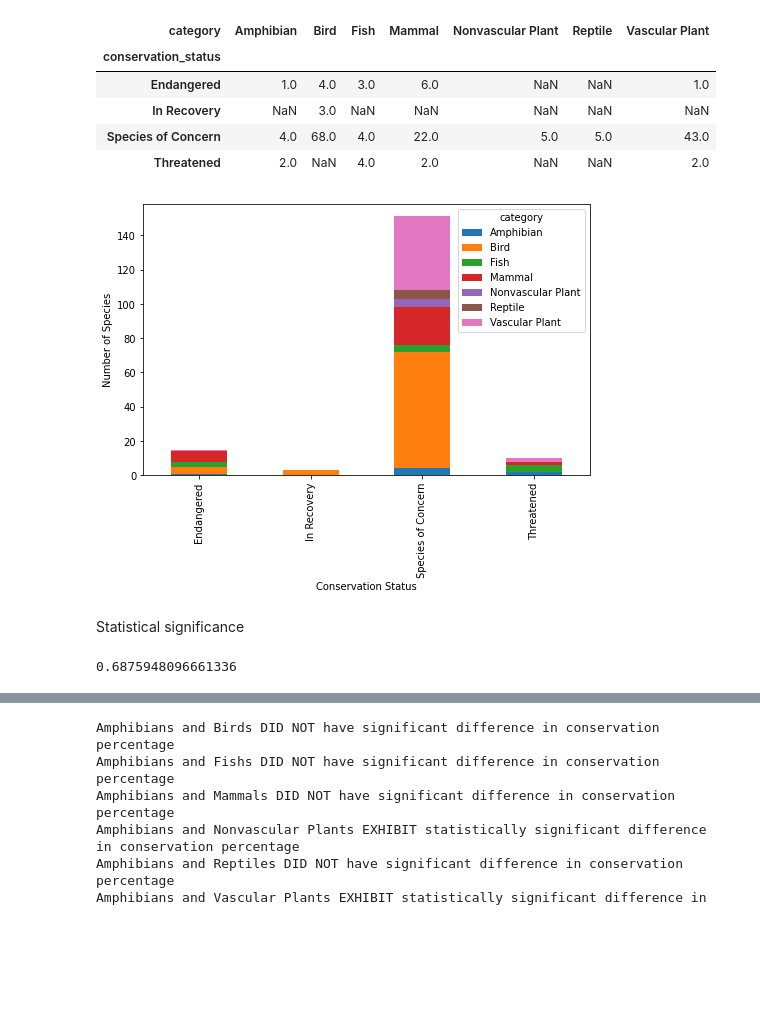
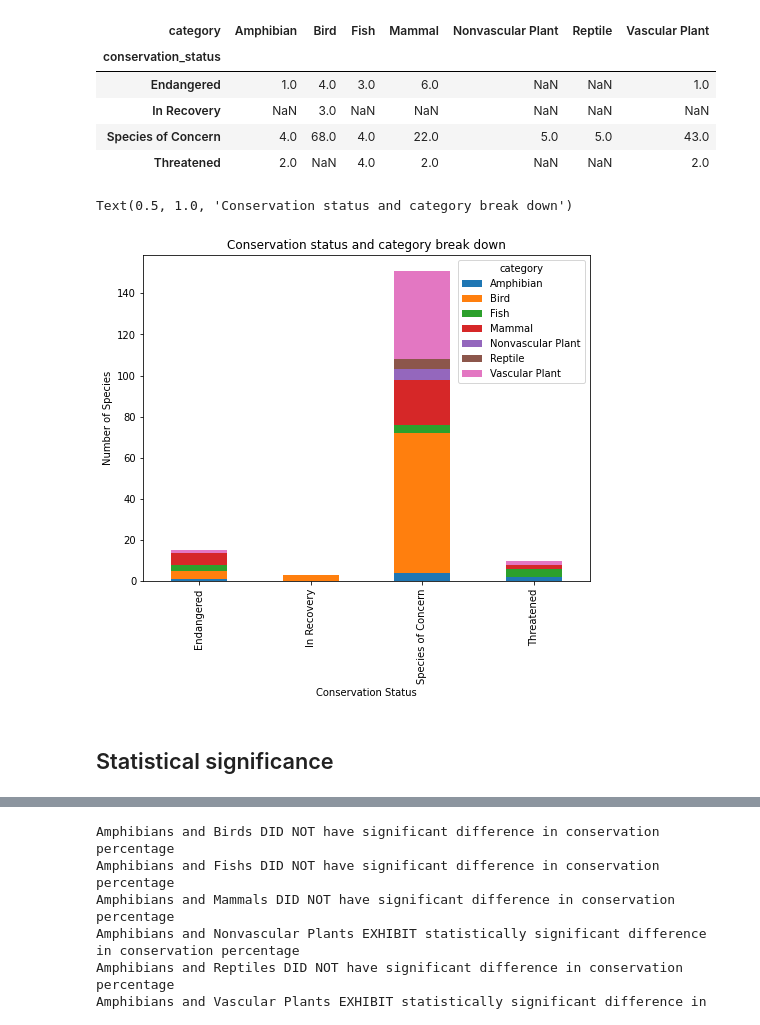
Before and after one commit to R0go/BioDiversity, a Jupyter notebook: biodiversity.ipynb, the cells around one changed output, grey strips where cells are left out. Drawn from its saved outputs; the diff is of its cells as text; code cells hidden in the pictures; blank space fills up the shorter version.

```diff
--- a/biodiversity.ipynb
+++ b/biodiversity.ipynb
@@ -79,7 +80,7 @@ species_info['conservation_status'] = species_info['conservation_status'].fillna
 
 #creating categorical data out of conservation status
 species_info["conservation_status"] = species_info["conservation_status"].astype("category")
-species_info["conservation_status"] = species_info["conservation_status"].cat.reorder_categories(['Endangered', 'Threatened', 'Species of Concern', 'In Recovery', 'Species of no concern'], ordered=True)
+species_info["conservation_status"] = species_info["conservation_status"].cat.reorder_categories(['Endangered', 'Threatened', 'In Recovery', 'Species of Concern', 'Species of no concern'], ordered=True)
 
 #checking uniques
 print(species_info.conservation_status.unique())
@@ -275,19 +276,13 @@ cat_per_cons_status
 | Species of Concern | 4.0 | 68.0 | 4.0 | 22.0 | 5.0 | 5.0 | 43.0 |
 | Threatened | 2.0 | NaN | 4.0 | 2.0 | NaN | NaN | 2.0 |
 # %%
-ax = cat_per_cons_status.plot(kind = 'bar', figsize=(8,5),
+ax = cat_per_cons_status.plot(kind = 'bar', figsize=(8,6),
                                stacked=True)
 ax.set_xlabel("Conservation Status")
-ax.set_ylabel("Number of Species");
+ax.set_ylabel("Number of Species")
+ax.set_title('Conservation status and category break down')
 # %% [output]
+Text(0.5, 1.0, 'Conservation status and category break down')
-[figure, old version]
+[figure, new version]
-# %% [markdown]
-Statistical significance
-# %%
-#checking mammals vs birds
-contingency1 = [[146, 30],
-              [413, 75]]
-chi, p_value, x1, x2 = chi2_contingency(contingency1)
-p_value
-# %% [output]
-0.6875948096661336
+# %% [markdown]
+## Statistical significance
```
Also changed, not shown: parts of 27 cells of this notebook.
